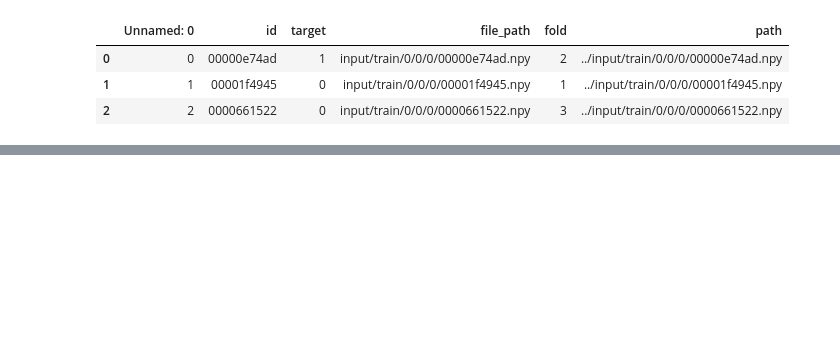
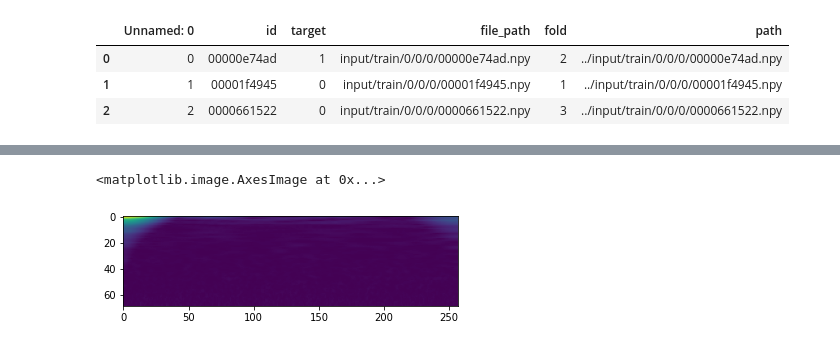
Before and after one commit to hamishdickson/g2net, a Jupyter notebook: nbs/eda.ipynb, the cells around one changed output, grey strips where cells are left out. Cells and saved outputs as stored; diff of their text form; code cells hidden in the pictures; blank space fills up the shorter version.

```diff
--- a/nbs/eda.ipynb
+++ b/nbs/eda.ipynb
@@ -35,0 +72,5 @@ df['min_value_2'] = df['path'].apply(lambda p: find_min(p, 2))
+# %%
+plt.imshow(tfm[1])
+# %% [output]
+<matplotlib.image.AxesImage at 0x...>
+[figure, added]
```
Also changed, not shown: parts of 22 cells of this notebook, 41 other files.
